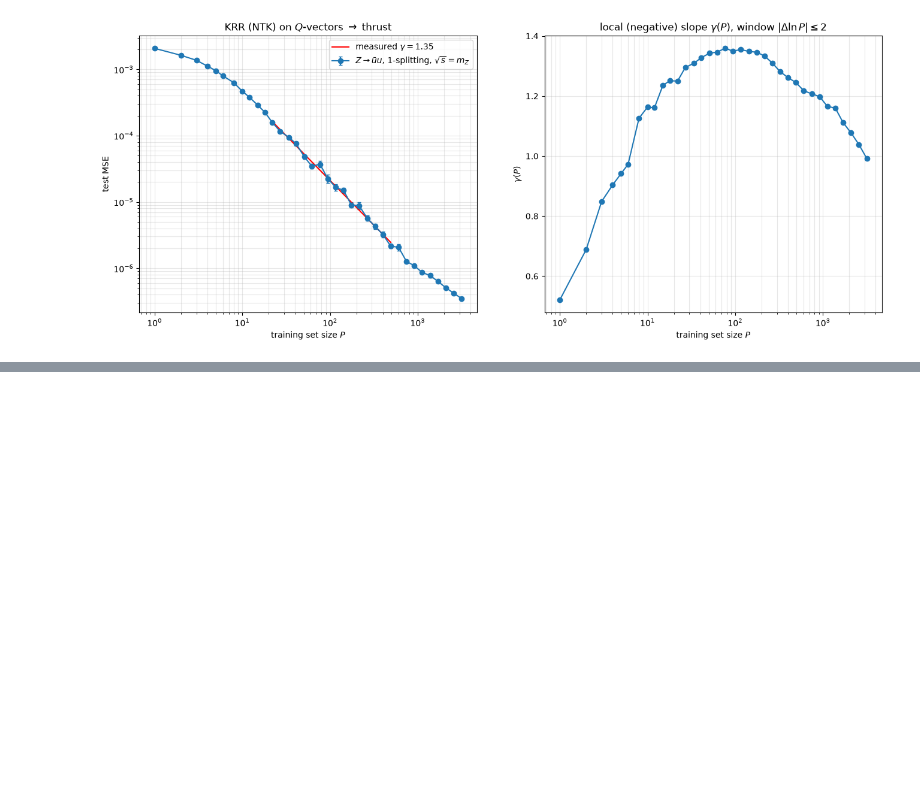
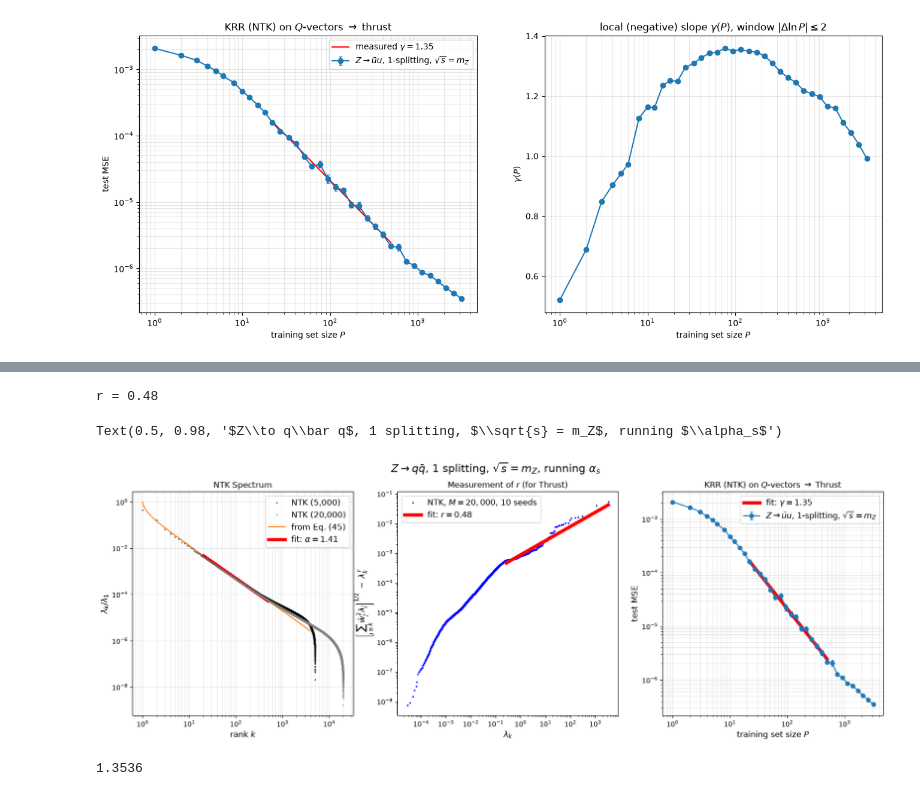
Before and after one commit to Shutko/Jet-Scaling-Laws, a Jupyter notebook: StevensCode/plot_together.ipynb, the cells around one changed output, grey strips where cells are left out. Drawn from its saved outputs; the diff is of its cells as text; code cells hidden in the pictures; blank space fills up the shorter version.

Commit message:
added a notebook to measure r

```diff
--- a/StevensCode/plot_together.ipynb
+++ b/StevensCode/plot_together.ipynb
@@ -181,0 +193,72 @@ ax2.grid(True, which='both', alpha=0.3); ax2.legend(fontsize=12)
+# %%
+# Import measured rs
+lam, v2 = np.load(f'spectra/TARGETPOWER_NTK_d{depth}_Q_nq2048_M10000_nseeds10_{key}.npy')
+# %%
+key = 'Z1'
+λ, w = 1e-10, 2
+Ps, L, S, reps = KRR[key]['Ps'], KRR[key]['loss'], KRR[key]['std'], KRR[key]['reps']
+P, local_gamma = local_slope(L, k=Ps, kmax=np.inf, w=w)
+
+fig, (ax1, ax2, ax3) = plt.subplots(1, 3, figsize=(20, 6))
+
+
+## LEFT: NTK \alpha ####################################################################
+k, lam_analytic = REC_AN[key];
+ax1.loglog(kk(NTK_5[key]), scale*NTK_5[key]/NTK_5[key][0], '.', color='k', markersize=3, alpha=0.5, label=r'NTK (5,000)', zorder=10)
+ax1.loglog(kk(NTK_20[key]), scale*NTK_20[key]/NTK_20[key][0], '.', color='gray', markersize=3, alpha=0.5, label=r'NTK (20,000)', zorder=10)
+
+ax1.loglog(k, lam_analytic*norm(key, k), '-', color='C1', label=r'from Eq. (45)')
+###### Fit ######
+lo, hi = 2e1, 5e2
+m = (k >= lo) & (k <= hi)
+fit = np.polyfit(np.log(k[m]), np.log(lam_analytic[m]), 1);  alpha = -fit[0]
+ax1.loglog(k[m], np.exp(np.polyval(fit, np.log(k[m])))*norm(key, k), color='r', lw=5, label=rf'fit: $\alpha = {alpha:.2f}$')
+#################
+# ax1.set_title(r'NTK Spectrum, $Z\rightarrow \bar{u}u$ 1-splitting, running $\alpha_s$');
+ax1.set_title(r'NTK Spectrum')
+ax1.set_xlabel('rank $k$', fontsize=12);
+ax1.set_ylabel(r'$\lambda_k/\lambda_1$', fontsize=12)
+ax1.legend(fontsize=12); ax1.grid(True, which='both', alpha=0.3)
+
+
+## MIDDLE: measured r ####################################################################
+k = np.arange(1, len(lam) + 1);
+tail = np.cumsum(v2[::-1])[::-1];  ## reverse it to sum j > k, then reverse it back ...
+# mask = (k >= 1) & (k <= len(k)//10)
+mask = (k >= 1) & (k <= 500)
+fit = np.polyfit(np.log(lam[mask]), np.log(np.sqrt(tail[mask])), 1);
+print(f'r = {fit[0]:.2f}')
+
+ax2.loglog(lam, np.sqrt(tail), '.', ms=3, color='b', label=rf'NTK, $M = {M:,}$, 10 seeds')
+ax2.loglog(lam[mask], np.exp(np.polyval(fit, np.log(lam[mask]))), 'r-', lw=5, label=rf'fit: $r = {fit[0]:.2f}$')
+ax2.set_title(r'Measurement of $r$ (for Thrust)')
+ax2.set_xlabel(r'$\lambda_k$', fontsize=12);
+ax2.set_ylabel(r'$\left[\sum_{j\geq k} \bar w_j^2\lambda_j\right]^{1/2} \;\sim\; \lambda_k^{\,r}$', fontsize=12);
+ax2.legend(fontsize=12)
+
+## RIGHT: Learning Curve #########################################################
+ax3.errorbar(Ps, L, S/np.sqrt(reps), fmt='o-', color='C0', capsize=2, label=r'$Z\rightarrow \bar{u}u$, 1-splitting, $\sqrt{s} = m_Z$')
+###### Fit ######
+lo, hi = 2e1, 5e2
+mask = (Ps > lo) & (Ps < hi)
+fit = np.polyfit(np.log(Ps[mask]), np.log(L[mask]), 1)
+gamma = -fit[0]
+ax3.loglog(Ps[mask], np.exp(np.polyval(fit, np.log(Ps[mask]))), 'r-', lw=5, label=rf'fit: $\gamma = {gamma:.2f}$')
+#################
+ax3.set_title(rf'KRR (NTK) on $Q$-vectors $\to$ Thrust');
+ax3.set_xlabel('training set size $P$', fontsize=12);
+ax3.set_ylabel('test MSE', fontsize=12)
+ax3.set_xscale('log'); ax3.set_yscale('log');
+ax3.grid(True, which='both', alpha=0.3);
+ax3.legend(fontsize=12)
+
+# plt.tight_layout()
+fig.suptitle(rf'{labels[key]}', fontsize=16)
+# %% [output]
+r = 0.48
+Text(0.5, 0.98, '$Z\\to q\\bar q$, 1 splitting, $\\sqrt{s} = m_Z$, running $\\alpha_s$')
+[figure, added]
+# %%
+2*1.41*0.48
+# %% [output]
+1.3536
```
Also changed, not shown: parts of 3 cells of this notebook, 37 other files.
